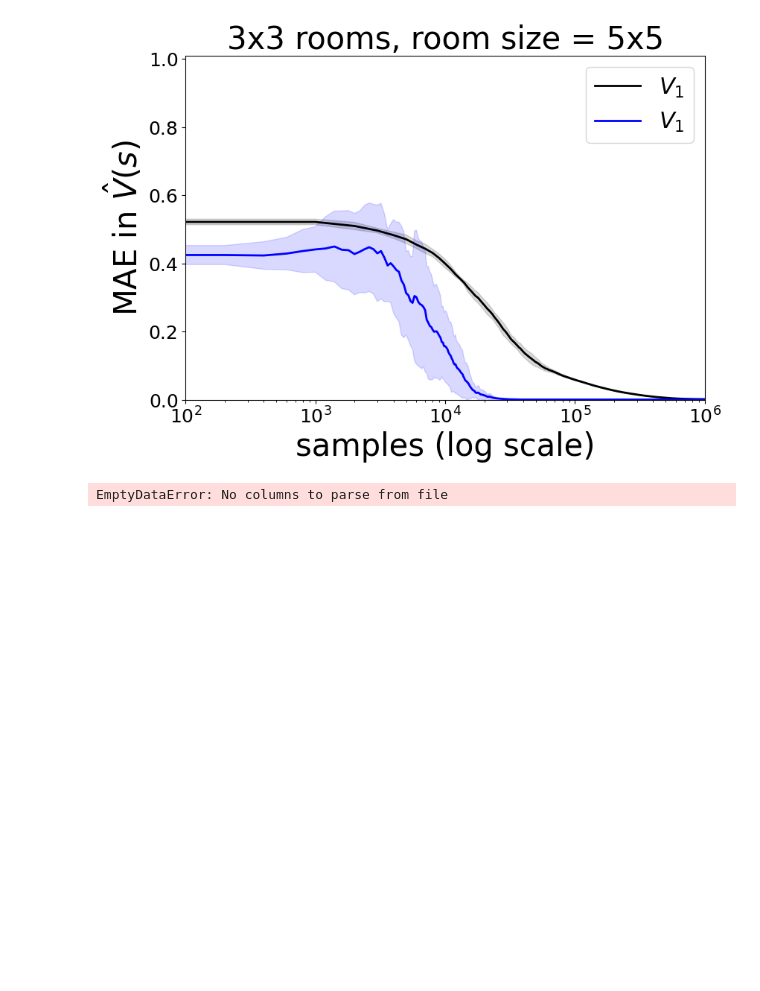
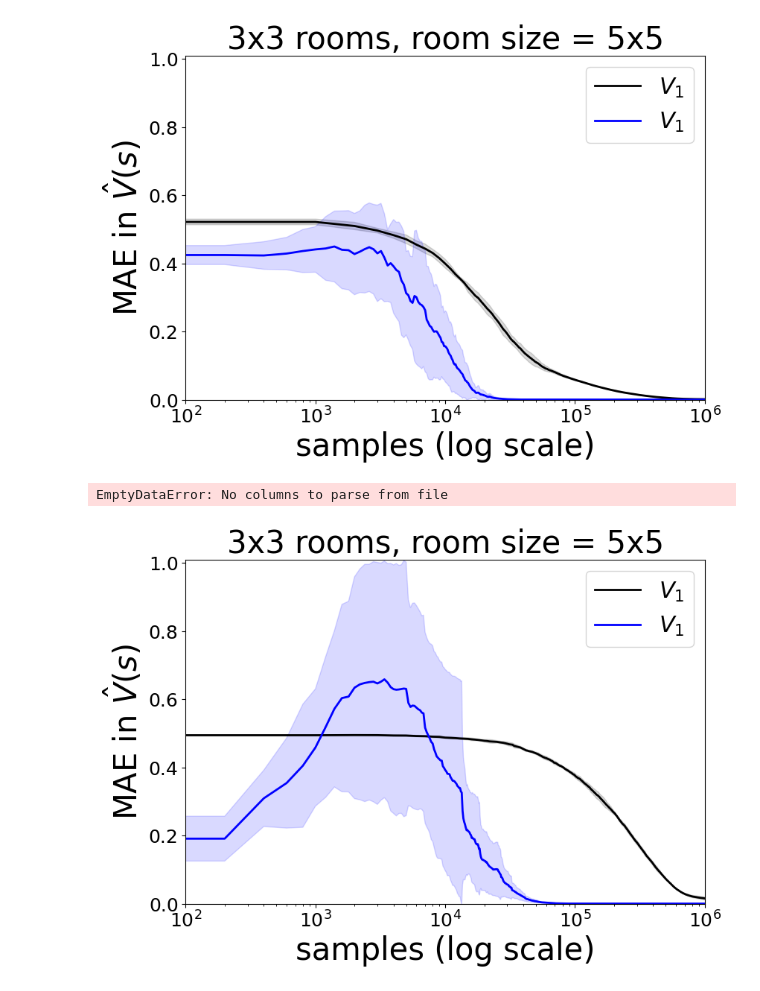
Before and after one commit to guillermoim/halmdps, a Jupyter notebook: notebooks/visualization.ipynb, the cells around one changed output. Saved outputs shown, nothing was run; the diff lists cells and outputs as text; code cells hidden in the pictures; blank space fills up the shorter version.

```diff
--- a/notebooks/visualization.ipynb
+++ b/notebooks/visualization.ipynb
@@ -161,3 +161,50 @@ ax.set_xlabel('samples (log scale)', **hfont)
 plt.show()
 # %% [output]
 EmptyDataError: No columns to parse from file
+# %%
+MAX_N_SAMPLES = int(1e6)
+X_LIM = 25
+
+# FLAT
+df_flat = pd.read_csv(os.path.join(results_dir, "Taxi-v1-log-flat-train:MAE_z.csv"))
+flat_mean = df_flat.iloc[:, 1:].mean(axis=1)
+flat_std = df_flat.iloc[:, 1:].std(axis=1)
+steps = df_flat.step
+
+# FLAT
+df_h = pd.read_csv(os.path.join(results_dir, "Taxi-v1-log-hierarchical-train:MAE_exit_states.csv"))
+h_mean = df_h.iloc[:, 1:].mean(axis=1)
+h_std = df_h.iloc[:, 1:].std(axis=1)
+stepsh = df_h.step
+
+fig, ax = plt.subplots(1,1, figsize=(9, 6))
+ax.set_title(fr'3x3 rooms, room size = 5x5', **csfont)
+
+# VERSION 1
+ax.plot(steps, flat_mean, linewidth=2, color='black', label='$V_1$')
+ax.fill_between(steps, flat_mean-flat_std, flat_mean+flat_std, color='black', alpha=alpha)
+# VERSION 2
+ax.plot(stepsh, h_mean , linewidth=2, color='blue', label='$V_1$')
+ax.fill_between(stepsh, h_mean-h_std, h_mean+h_std, color='blue', alpha=alpha)
+
+plt.ticklabel_format(style='sci', axis='x', scilimits=(0,0))
+
+legend = ['$V_1$']
+
+ax.legend(fontsize=22, loc=1)
+ax.set_ylim((0, 1.01))
+ax.set_xscale("log")
+ax.set_xlim((1e2, 1e6))
+
+
+ax.tick_params(axis='both', which='major', labelsize=18)
+ax.tick_params(axis='both', which='minor', labelsize=18)
+ax.xaxis.offsetText.set_fontsize(18)
+
+ax.set_ylabel('MAE in $\hat V(s)$', **hfont)
+ax.set_xlabel('samples (log scale)', **hfont)
+
+# plt.savefig('pictures/nrooms_3_3.pdf', bbox_inches='tight', dpi=500)
+plt.show()
+# %% [output]
+[figure, added]
```
Also changed, not shown: parts of 1 cell of this notebook, 5 other files.
